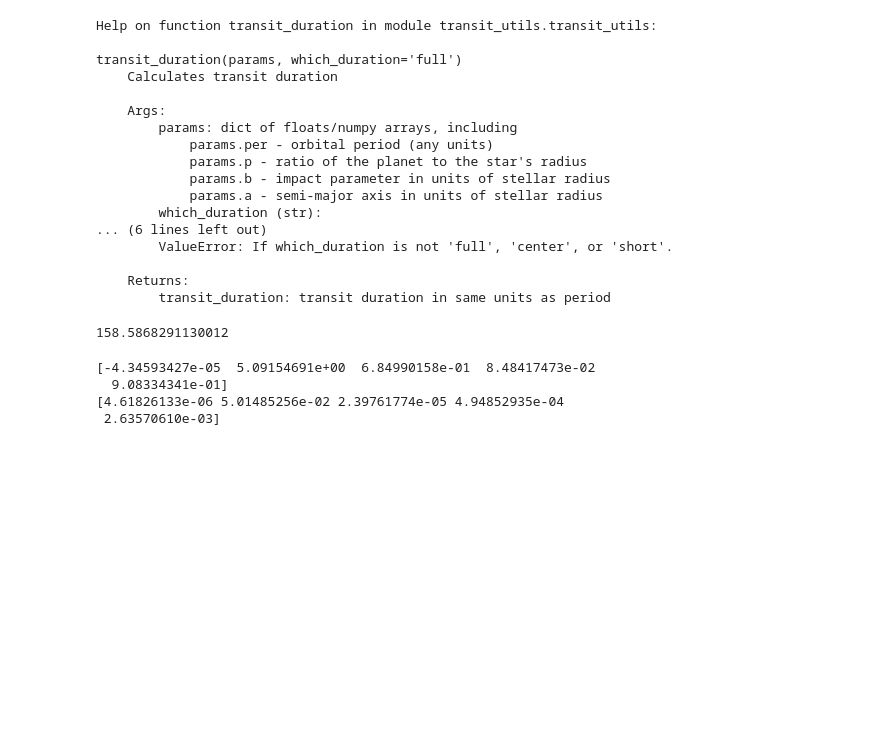
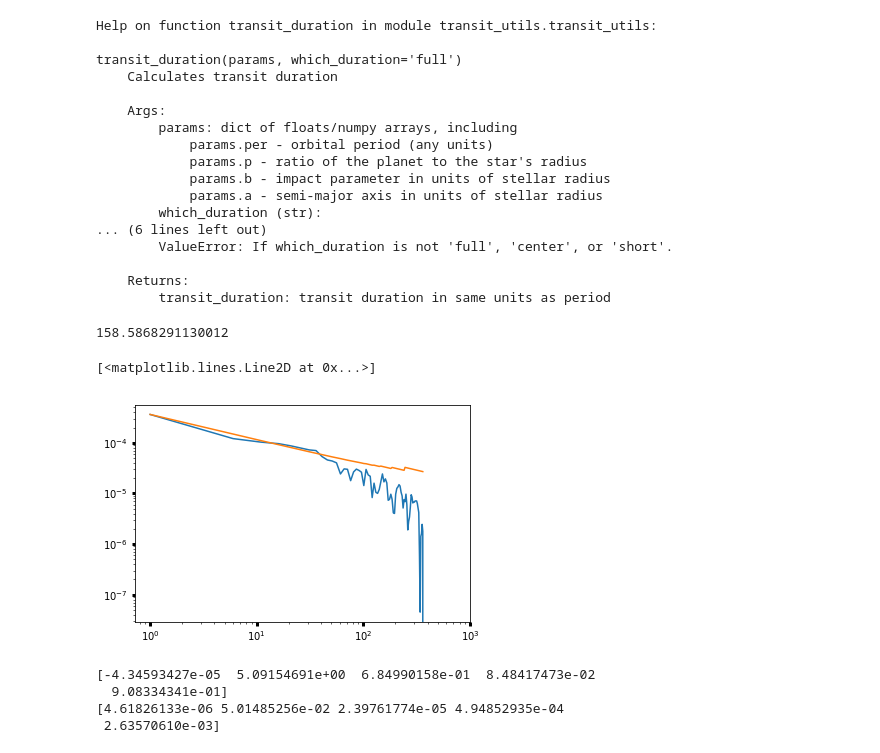
Before and after one commit to BoiseStatePlanetary/Searching-for-Variability-in-Eclipses-in-the-Kepler-Dataset, a Jupyter notebook: code/Analyzing_Kepler76b_with_LM.ipynb, the cells around one changed output. Saved outputs shown, nothing was run; the diff lists cells and outputs as text; code cells hidden in the pictures; blank space fills up the shorter version.

Commit message:
Experimenting with folding and stacking orbits together

```diff
--- a/code/Analyzing_Kepler76b_with_LM.ipynb
+++ b/code/Analyzing_Kepler76b_with_LM.ipynb
@@ -61,6 +61,43 @@ unbinned_noise = mad(filtered_flux[ind])
 print(unbinned_noise*1e6)
 # %% [output]
 158.5868291130012
+# %%
+# 2018 Oct 16 - Checking how stacking different numbers of transits affects the scatter
+
+num_orbits_to_fold = 10.
+mn = np.min(filtered_time)
+mx = np.min(filtered_time) + num_orbits_to_fold*K76.saved_params['per']
+
+binsizes = np.array([])
+binned_scatter = np.array([])
+#while(mn <= np.max(filtered_time) - K76.saved_params['per']):
+while(mx <= np.min(filtered_time) + num_orbits_to_fold*K76.saved_params['per']):
+    ind = (filtered_time >= mn) & (filtered_time < mx)
+    time = np.arange(len(filtered_time[ind]))
+    data = filtered_flux[ind]
+
+    for cur_binsize in range(1, len(data), 5):
+        binned_time, binned_data, binned_err = bindata(time, data, cur_binsize)
+
+        binsizes = np.append(binsizes, cur_binsize)
+        binned_scatter = np.append(binned_scatter, np.std(binned_data))
+
+    mn += K76.saved_params['per']
+    mx += K76.saved_params['per']
+
+mn = np.min(filtered_time)
+mx = np.min(filtered_time) + num_orbits_to_fold*K76.saved_params['per']
+
+ind = (filtered_time >= mn) & (filtered_time < mx)
+time = np.arange(len(filtered_time[ind]))
+num_bins = np.floor(len(time)/bin_edges[0:-1])
+
+hst, bin_edges = np.histogram(binsizes, weights=binned_scatter, bins=np.unique(binsizes))
+plt.loglog(bin_edges[0:-1], hst)
+# plt.loglog(bin_edges[0:-1], hst[0]/np.sqrt(bin_edges[0:-1])*np.sqrt((num_bins/(num_bins - 1.))))
+# %% [output]
+[<matplotlib.lines.Line2D at 0x...>]
+[figure, added]
 # %%
 def fit_transit(time, baseline, a, T0, p, b, supersample_factor=10, exp_time=30./60./24.):
     params = K76.saved_params.copy()
```
Also changed, not shown: parts of 4 cells of this notebook, 3 other files.
